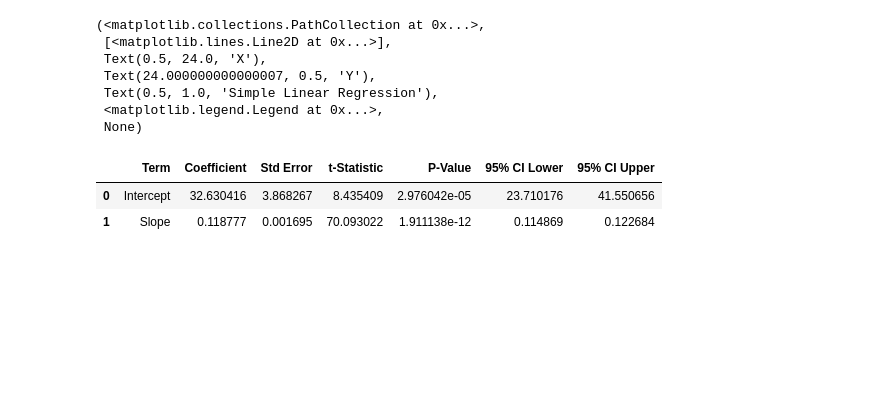
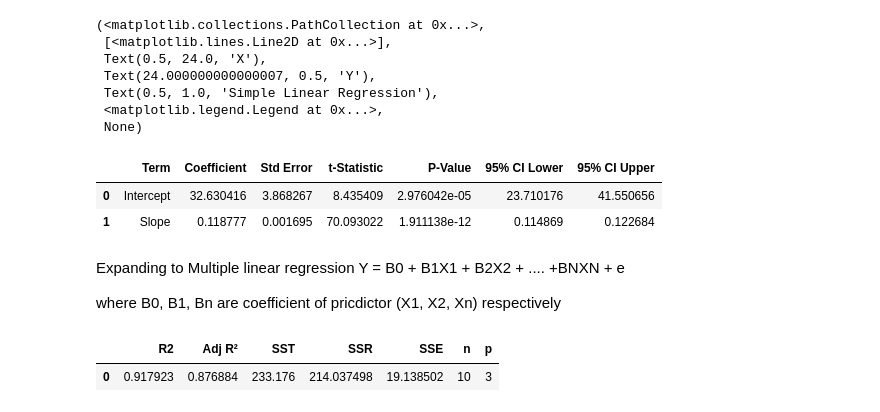
Before and after one commit to PranshuGhori/LinearRegressionFunction, a Jupyter notebook: Linear.ipynb, the cells around one changed output. Drawn from its saved outputs; the diff is of its cells as text; code cells hidden in the pictures; blank space fills up the shorter version.

Commit message:
updated Linear regression notebook

```diff
--- a/Linear.ipynb
+++ b/Linear.ipynb
@@ -87,3 +88,56 @@ SimpleLinearRegression(x, y)
 |  | Term | Coefficient | Std Error | t-Statistic | P-Value | 95% CI Lower | 95% CI Upper |
 | 0 | Intercept | 32.630416 | 3.868267 | 8.435409 | 2.976042e-05 | 23.710176 | 41.550656 |
 | 1 | Slope | 0.118777 | 0.001695 | 70.093022 | 1.911138e-12 | 0.114869 | 0.122684 |
+# %% [markdown]
+Expanding to Multiple linear regression
+Y = B0 + B1X1 + B2X2 + .... +BNXN + e
+
+where B0, B1, Bn are coefficient of pricdictor (X1, X2, Xn) respectively
+# %%
+TV = np.array([230.1, 44.5, 17.2, 151.5, 180.8, 8.7, 57.5, 120.2, 8.6, 199.8])
+Radio = np.array([37.8, 39.3, 45.9, 41.3, 10.8, 48.9, 32.8, 19.6, 2.1, 2.6])
+Newspaper = np.array([69.2, 45.1, 69.3, 58.5, 58.4, 75.0, 23.5, 11.6, 1.0, 21.2])
+SocialMedia = np.array([12.1, 7.3, 4.1, 15.4, 8.5, 5.2, 11.3, 14.4, 0.5, 6.3])
+Sales = np.array([22.1, 10.4, 9.3, 18.5, 12.9, 7.2, 11.8, 13.2, 4.8, 10.6])
+# %%
+def MultiLinearRegression(*X, y):
+
+    X = np.column_stack(X)
+    p = X.shape[1] - 1
+    X = np.c_[np.ones(X.shape[0]), X]
+    n = len(y)
+
+
+    y_mean = y.mean()
+    x_mean = np.mean(X, axis = 0)
+
+    y = y.reshape(-1, 1)
+    beta = np.linalg.inv(X.T @ X) @ X.T @ y
+    y_pred = X @ beta
+
+    sst = np.sum((y-y_mean)**2)
+    sse = np.sum((y-y_pred)**2)
+    ssr = sst - sse
+
+    r2 = ssr / sst
+
+    adj_r2 = 1 - (1-r2) * ((n - 1) / (n - p - 1))
+
+    table = pd.DataFrame({
+
+       "R2": [r2],
+        "Adj R²": [adj_r2],
+        "SST": [sst],
+        "SSR": [ssr],
+        "SSE": [sse],
+        "n": [n],
+        "p": [p]
+    })
+
+
+    return table
+# %%
+MultiLinearRegression(TV, Radio, Newspaper, SocialMedia, y=Sales)
+# %% [output]
+|  | R2 | Adj R² | SST | SSR | SSE | n | p |
+| 0 | 0.917923 | 0.876884 | 233.176 | 214.037498 | 19.138502 | 10 | 3 |
```
Also changed, not shown: parts of 2 cells of this notebook.
